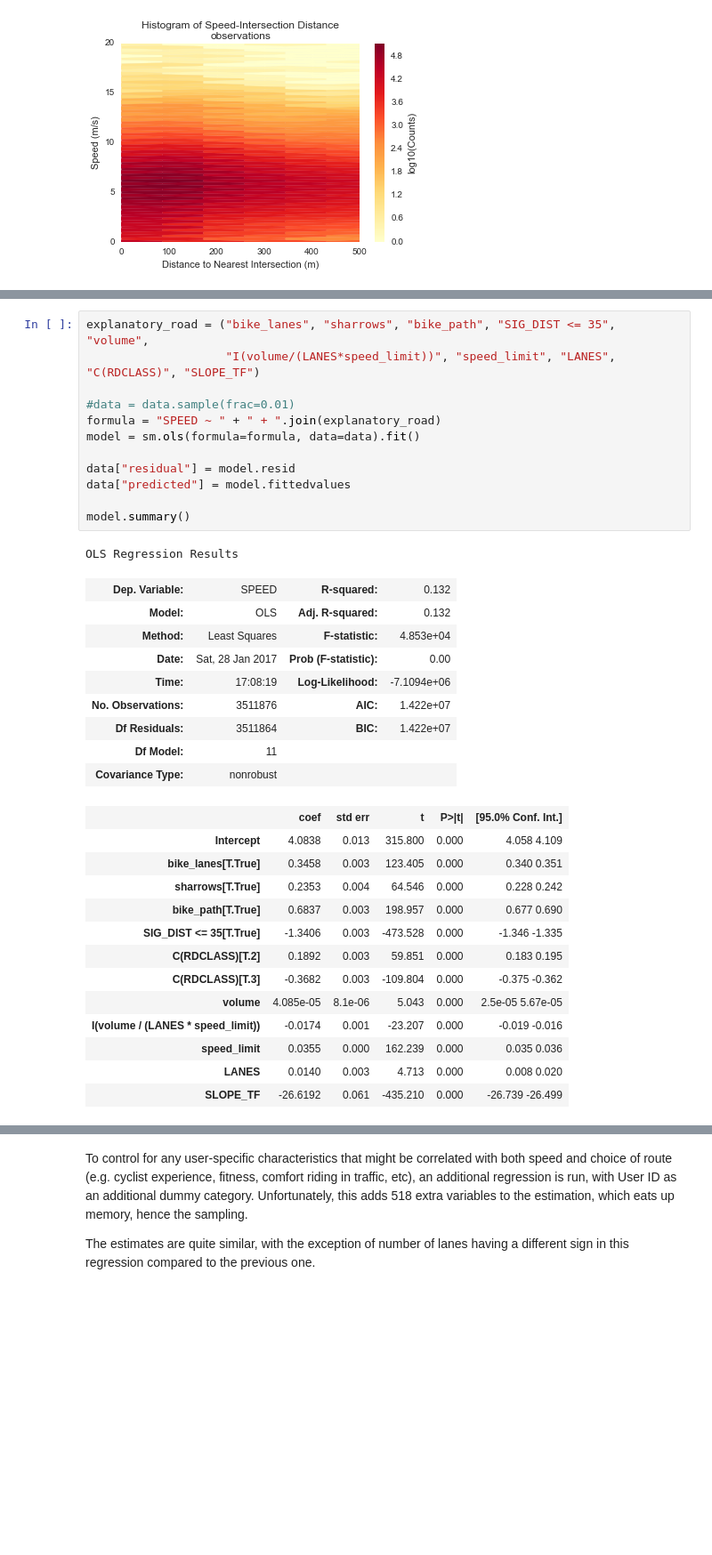
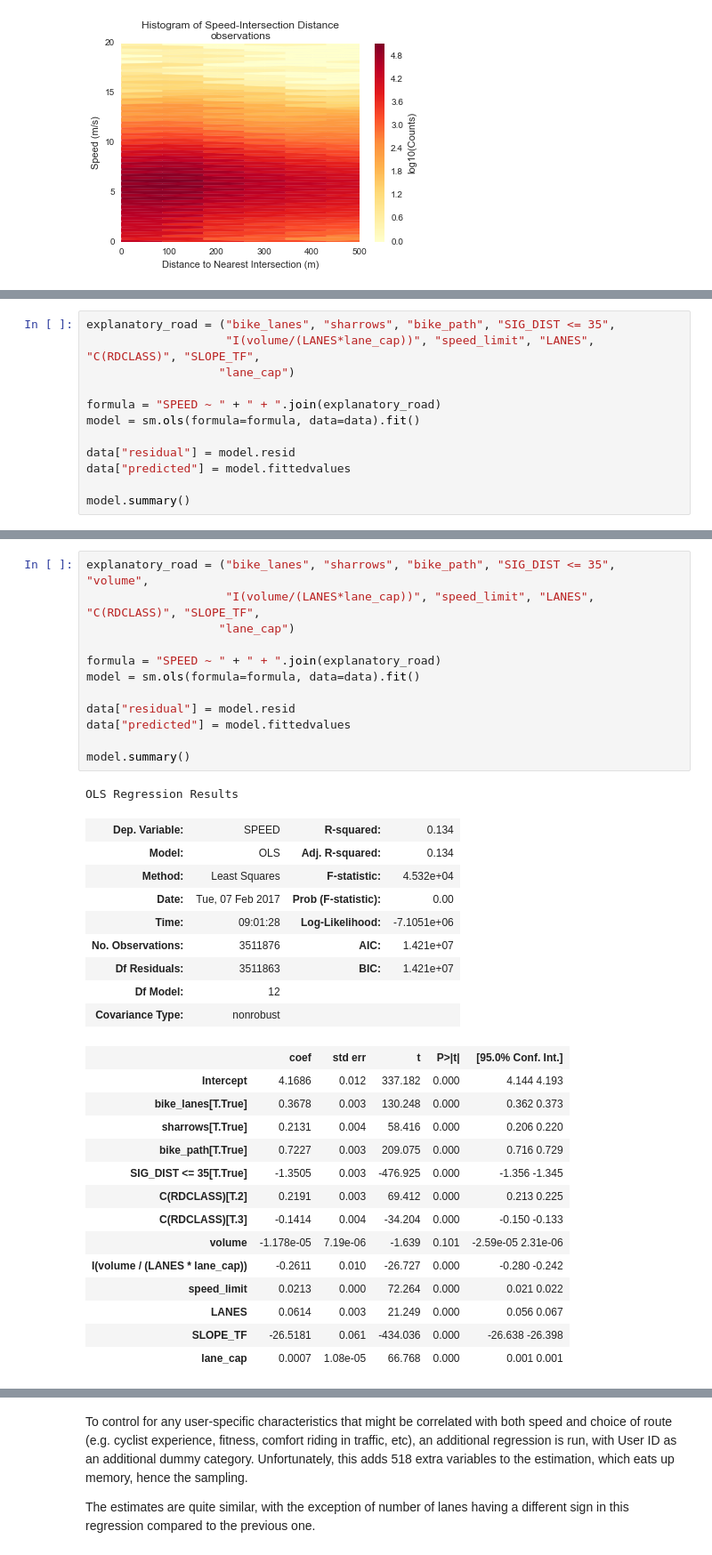
Before and after one commit to aclarry/toronto-cycling-speed-analysis, a Jupyter notebook: Speed Analysis.ipynb, the cells around one changed output, grey strips where cells are left out. Shown at 89% size. Saved outputs shown, nothing was run; the diff lists cells and outputs as text; blank space fills up the shorter version.

```diff
--- a/Speed Analysis.ipynb
+++ b/Speed Analysis.ipynb
@@ -144,2 +166,14 @@ cbar.set_label("log10(Counts)")
 Now, we read in the cleaned data, and run a linear model on the speed,
 regressed on the explanatory_road variables defined below:
+# %%
+explanatory_road = ("bike_lanes", "sharrows", "bike_path", "SIG_DIST <= 35",
+                    "I(volume/(LANES*lane_cap))", "speed_limit", "LANES", "C(RDCLASS)", "SLOPE_TF",
+                   "lane_cap")
+
+formula = "SPEED ~ " + " + ".join(explanatory_road)
+model = sm.ols(formula=formula, data=data).fit()
+
+data["residual"] = model.resid
+data["predicted"] = model.fittedvalues
+
+model.summary()
@@ -146,36 +208,37 @@ regressed on the explanatory_road variables defined below:
 # %%
 explanatory_road = ("bike_lanes", "sharrows", "bike_path", "SIG_DIST <= 35", "volume",
-                    "I(volume/(LANES*speed_limit))", "speed_limit", "LANES", "C(RDCLASS)", "SLOPE_TF")
+                    "I(volume/(LANES*lane_cap))", "speed_limit", "LANES", "C(RDCLASS)", "SLOPE_TF",
+                   "lane_cap")
 
-#data = data.sample(frac=0.01)
 formula = "SPEED ~ " + " + ".join(explanatory_road)
 model = sm.ols(formula=formula, data=data).fit()
 
 data["residual"] = model.resid
 data["predicted"] = model.fittedvalues
 
 model.summary()
 # %% [output]
 OLS Regression Results
-| Dep. Variable: | SPEED | R-squared: | 0.132 |
-| Model: | OLS | Adj. R-squared: | 0.132 |
-| Method: | Least Squares | F-statistic: | 4.853e+04 |
-| Date: | Sat, 28 Jan 2017 | Prob (F-statistic): | 0.00 |
-| Time: | 17:08:19 | Log-Likelihood: | -7.1094e+06 |
-| No. Observations: | 3511876 | AIC: | 1.422e+07 |
-| Df Residuals: | 3511864 | BIC: | 1.422e+07 |
-| Df Model: | 11 |  |  |
+| Dep. Variable: | SPEED | R-squared: | 0.134 |
+| Model: | OLS | Adj. R-squared: | 0.134 |
+| Method: | Least Squares | F-statistic: | 4.532e+04 |
+| Date: | Tue, 07 Feb 2017 | Prob (F-statistic): | 0.00 |
+| Time: | 09:01:28 | Log-Likelihood: | -7.1051e+06 |
+| No. Observations: | 3511876 | AIC: | 1.421e+07 |
+| Df Residuals: | 3511863 | BIC: | 1.421e+07 |
+| Df Model: | 12 |  |  |
 | Covariance Type: | nonrobust |  |  |
 |  | coef | std err | t | P>|t| | [95.0% Conf. Int.] |
-| Intercept | 4.0838 | 0.013 | 315.800 | 0.000 | 4.058 4.109 |
-| bike_lanes[T.True] | 0.3458 | 0.003 | 123.405 | 0.000 | 0.340 0.351 |
-| sharrows[T.True] | 0.2353 | 0.004 | 64.546 | 0.000 | 0.228 0.242 |
-| bike_path[T.True] | 0.6837 | 0.003 | 198.957 | 0.000 | 0.677 0.690 |
-| SIG_DIST <= 35[T.True] | -1.3406 | 0.003 | -473.528 | 0.000 | -1.346 -1.335 |
-| C(RDCLASS)[T.2] | 0.1892 | 0.003 | 59.851 | 0.000 | 0.183 0.195 |
-| C(RDCLASS)[T.3] | -0.3682 | 0.003 | -109.804 | 0.000 | -0.375 -0.362 |
-| volume | 4.085e-05 | 8.1e-06 | 5.043 | 0.000 | 2.5e-05 5.67e-05 |
-| I(volume / (LANES * speed_limit)) | -0.0174 | 0.001 | -23.207 | 0.000 | -0.019 -0.016 |
-| speed_limit | 0.0355 | 0.000 | 162.239 | 0.000 | 0.035 0.036 |
-| LANES | 0.0140 | 0.003 | 4.713 | 0.000 | 0.008 0.020 |
-| SLOPE_TF | -26.6192 | 0.061 | -435.210 | 0.000 | -26.739 -26.499 |
+| Intercept | 4.1686 | 0.012 | 337.182 | 0.000 | 4.144 4.193 |
+| bike_lanes[T.True] | 0.3678 | 0.003 | 130.248 | 0.000 | 0.362 0.373 |
+| sharrows[T.True] | 0.2131 | 0.004 | 58.416 | 0.000 | 0.206 0.220 |
+| bike_path[T.True] | 0.7227 | 0.003 | 209.075 | 0.000 | 0.716 0.729 |
+| SIG_DIST <= 35[T.True] | -1.3505 | 0.003 | -476.925 | 0.000 | -1.356 -1.345 |
+| C(RDCLASS)[T.2] | 0.2191 | 0.003 | 69.412 | 0.000 | 0.213 0.225 |
+| C(RDCLASS)[T.3] | -0.1414 | 0.004 | -34.204 | 0.000 | -0.150 -0.133 |
+| volume | -1.178e-05 | 7.19e-06 | -1.639 | 0.101 | -2.59e-05 2.31e-06 |
+| I(volume / (LANES * lane_cap)) | -0.2611 | 0.010 | -26.727 | 0.000 | -0.280 -0.242 |
+| speed_limit | 0.0213 | 0.000 | 72.264 | 0.000 | 0.021 0.022 |
+| LANES | 0.0614 | 0.003 | 21.249 | 0.000 | 0.056 0.067 |
+| SLOPE_TF | -26.5181 | 0.061 | -434.036 | 0.000 | -26.638 -26.398 |
+| lane_cap | 0.0007 | 1.08e-05 | 66.768 | 0.000 | 0.001 0.001 |
```
Also changed, not shown: parts of 13 cells of this notebook.
